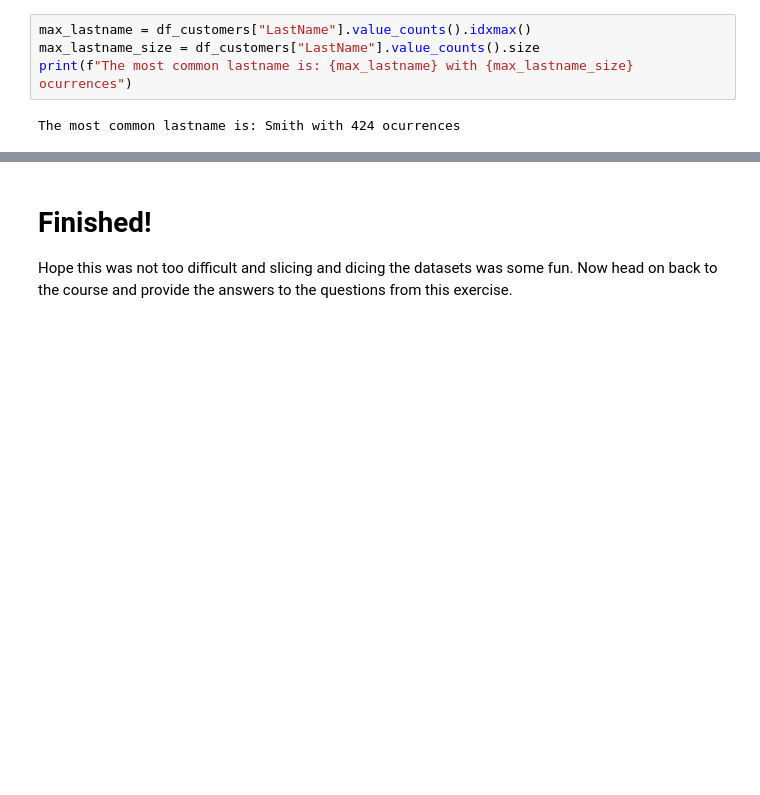
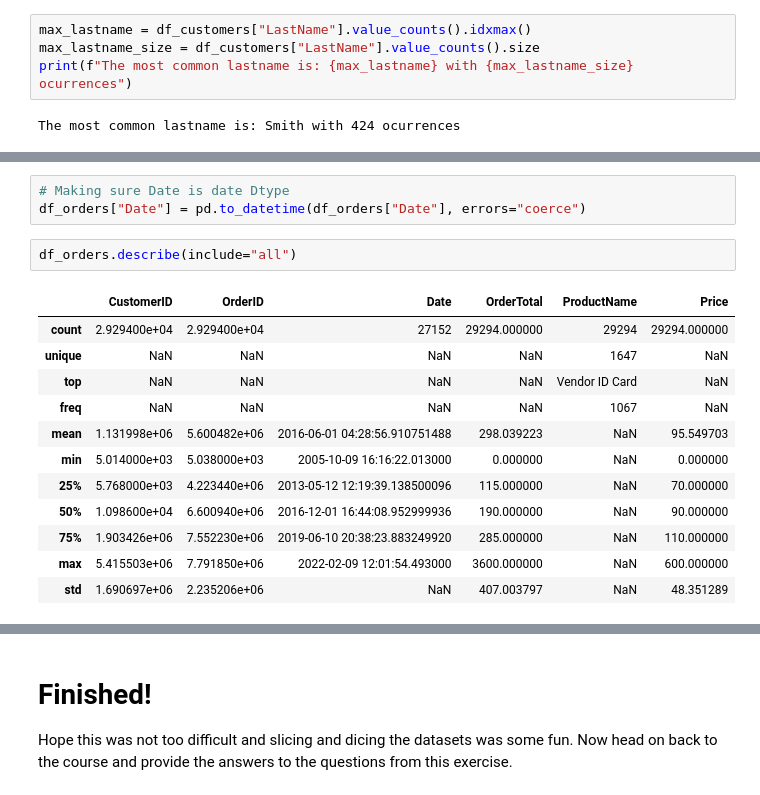
Before and after one commit to EybertMacedo/DataScience, a Jupyter notebook: customers_and_orders/customers_and_orders.ipynb, the cells around one changed output, grey strips where cells are left out. Drawn from its saved outputs; the diff is of its cells as text; blank space fills up the shorter version.

```diff
--- a/customers_and_orders/customers_and_orders.ipynb
+++ b/customers_and_orders/customers_and_orders.ipynb
@@ -214,0 +256,18 @@ Once you get your answers, remember to go back to the course and introduce them
+# %%
+# Making sure Date is date Dtype
+df_orders["Date"] = pd.to_datetime(df_orders["Date"], errors="coerce")
+# %%
+df_orders.describe(include="all")
+# %% [output]
+|  | CustomerID | OrderID | Date | OrderTotal | ProductName | Price |
+| count | 2.929400e+04 | 2.929400e+04 | 27152 | 29294.000000 | 29294 | 29294.000000 |
+| unique | NaN | NaN | NaN | NaN | 1647 | NaN |
+| top | NaN | NaN | NaN | NaN | Vendor ID Card | NaN |
+| freq | NaN | NaN | NaN | NaN | 1067 | NaN |
+| mean | 1.131998e+06 | 5.600482e+06 | 2016-06-01 04:28:56.910751488 | 298.039223 | NaN | 95.549703 |
+| min | 5.014000e+03 | 5.038000e+03 | 2005-10-09 16:16:22.013000 | 0.000000 | NaN | 0.000000 |
+| 25% | 5.768000e+03 | 4.223440e+06 | 2013-05-12 12:19:39.138500096 | 115.000000 | NaN | 70.000000 |
+| 50% | 1.098600e+04 | 6.600940e+06 | 2016-12-01 16:44:08.952999936 | 190.000000 | NaN | 90.000000 |
+| 75% | 1.903426e+06 | 7.552230e+06 | 2019-06-10 20:38:23.883249920 | 285.000000 | NaN | 110.000000 |
+| max | 5.415503e+06 | 7.791850e+06 | 2022-02-09 12:01:54.493000 | 3600.000000 | NaN | 600.000000 |
+| std | 1.690697e+06 | 2.235206e+06 | NaN | 407.003797 | NaN | 48.351289 |
```
Also changed, not shown: parts of 27 cells of this notebook.
